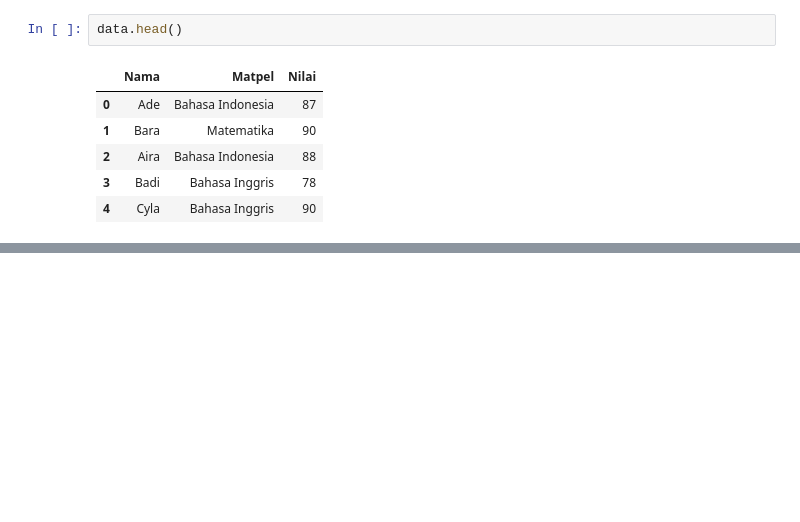
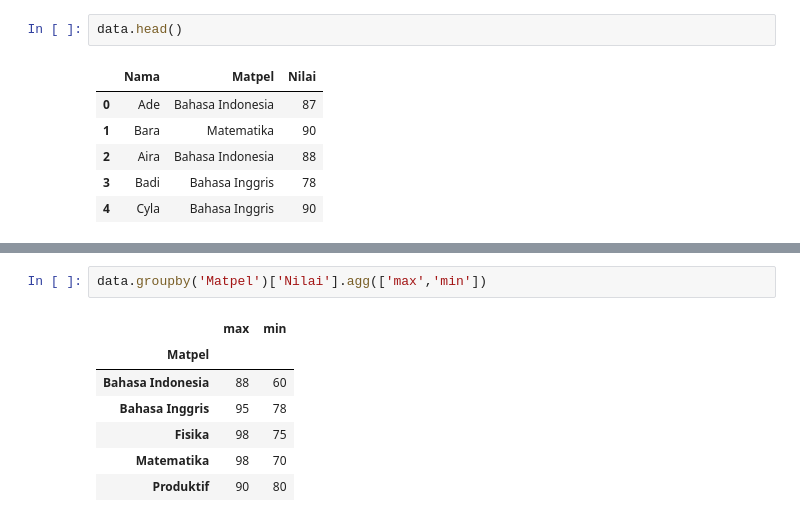
Before and after one commit to Nabilkencana22/Python-KAI, a Jupyter notebook: main.ipynb, the cells around one changed output, grey strips where cells are left out. Saved outputs shown, nothing was run; the diff lists cells and outputs as text; blank space fills up the shorter version.

```diff
--- a/main.ipynb
+++ b/main.ipynb
@@ -129,0 +59,10 @@ standar deviasi nilai 8.82338035088177
+# %%
+data.groupby('Matpel')['Nilai'].agg(['max','min'])
+# %% [output]
+|  | max | min |
+| Matpel |  |  |
+| Bahasa Indonesia | 88 | 60 |
+| Bahasa Inggris | 95 | 78 |
+| Fisika | 98 | 75 |
+| Matematika | 98 | 70 |
+| Produktif | 90 | 80 |
```
Also changed, not shown: parts of 25 cells of this notebook, 1 other file.
